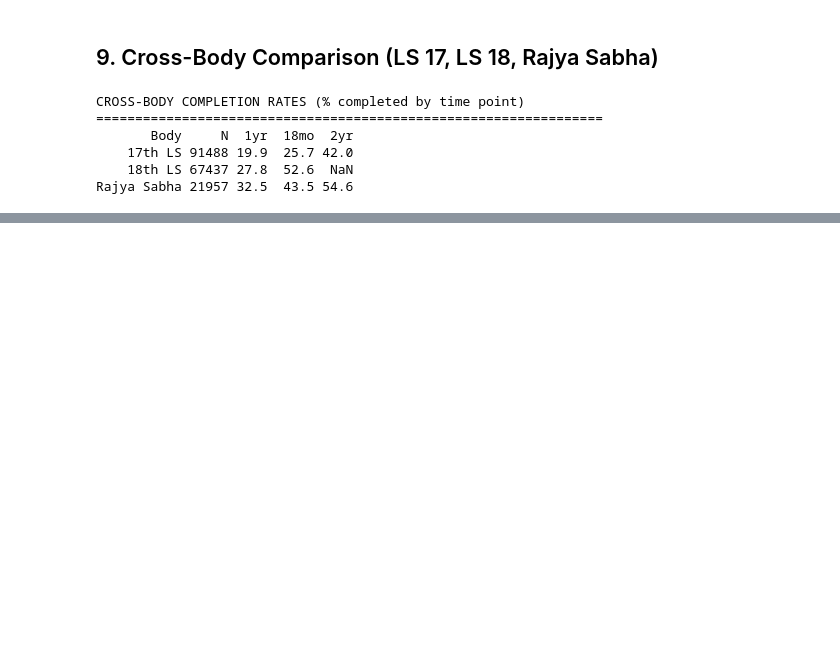
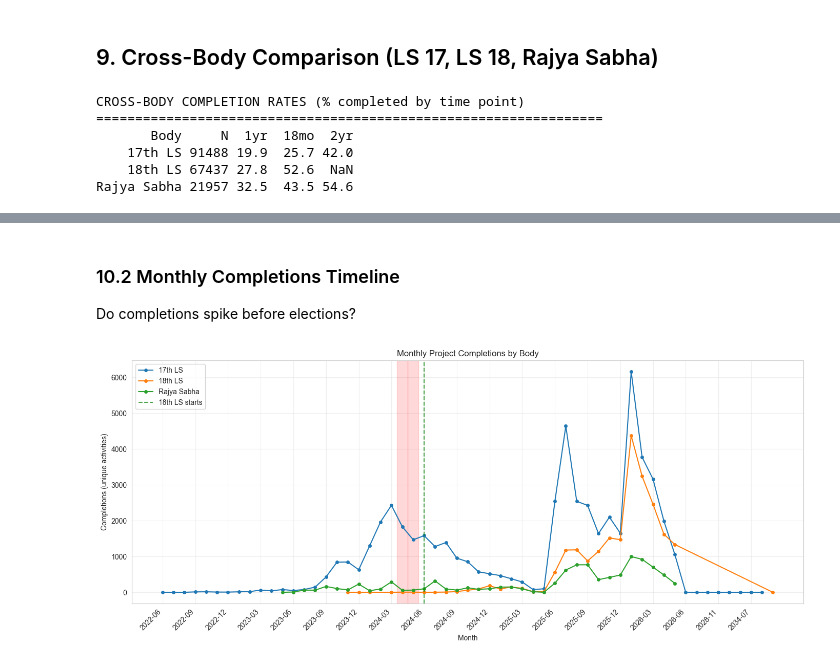
Before and after one commit to in-rolls/mplads, a Jupyter notebook: analysis/03_project_analysis.ipynb, the cells around one changed output, grey strips where cells are left out. Drawn from its saved outputs; the diff is of its cells as text; code cells hidden in the pictures; blank space fills up the shorter version.

```diff
--- a/analysis/03_project_analysis.ipynb
+++ b/analysis/03_project_analysis.ipynb
@@ -851,0 +978,13 @@ Rajya Sabha 21957 32.5  43.5 54.6
+# %%
+print("MONTHLY RECOMMENDATIONS SUMMARY")
+print("=" * 70)
+
+for body in ['17th LS', '18th LS', 'RS']:
+    body_data = all_rec[all_rec['body'] == body]
+    if len(body_data) == 0:
+        continue
+    print(f"\n{body}:")
+    print(f"  Date range: {body_data['month'].min()} to {body_data['month'].max()}")
+    print(f"  Total recommendations: {body_data['recommendations'].sum():,}")
+    print(f"  Monthly avg: {body_data['recommendations'].mean():,.0f} (std: {body_data['recommendations'].std():,.0f})")
+    print(f"  Per-MP monthly avg: {body_data['rec_per_mp'].mean():.1f}")
@@ -851,0 +1012,43 @@ Rajya Sabha 21957 32.5  43.5 54.6
+# %% [markdown]
+### 10.2 Monthly Completions Timeline
+
+Do completions spike before elections?
+# %%
+all_comp_months_sorted = sorted(all_comp['month'].unique())
+comp_month_to_idx = {m: i for i, m in enumerate(all_comp_months_sorted)}
+comp_month_labels = [str(m) for m in all_comp_months_sorted]
+
+fig, ax = plt.subplots(figsize=(14, 6))
+
+for body, color, label in [('17th LS', COLORS[0], '17th LS'), ('18th LS', COLORS[1], '18th LS'), ('RS', COLORS[2], 'Rajya Sabha')]:
+    body_data = all_comp[all_comp['body'] == body].copy()
+    if len(body_data) == 0:
+        continue
+    body_data = body_data.sort_values('month')
+    x_positions = [comp_month_to_idx[m] for m in body_data['month']]
+    ax.plot(x_positions, body_data['completions'], marker='o', label=label, color=color, markersize=4)
+
+election_months = ['2024-04', '2024-05']
+for em in election_months:
+    if em in comp_month_labels:
+        idx = comp_month_labels.index(em)
+        ax.axvspan(idx - 0.5, idx + 0.5, alpha=0.15, color='red')
+if '2024-06' in comp_month_labels:
+    idx = comp_month_labels.index('2024-06')
+    ax.axvline(x=idx, color='green', linestyle='--', alpha=0.7, label='18th LS starts')
+
+ax.set_ylabel('Completions (unique activities)')
+ax.set_xlabel('Month')
+ax.set_title('Monthly Project Completions by Body')
+ax.legend(loc='upper left')
+ax.grid(True, alpha=0.3)
+
+step = max(1, len(comp_month_labels) // 15)
+ax.set_xticks(range(0, len(comp_month_labels), step))
+ax.set_xticklabels([comp_month_labels[i] for i in range(0, len(comp_month_labels), step)], rotation=45, ha='right')
+
+plt.tight_layout()
+plt.savefig(DATA_DIR / 'fig_12_monthly_completions.png', dpi=150)
+plt.show()
+# %% [output]
+[figure, added]
```
Also changed, not shown: parts of 13 cells of this notebook, 3 other files.
